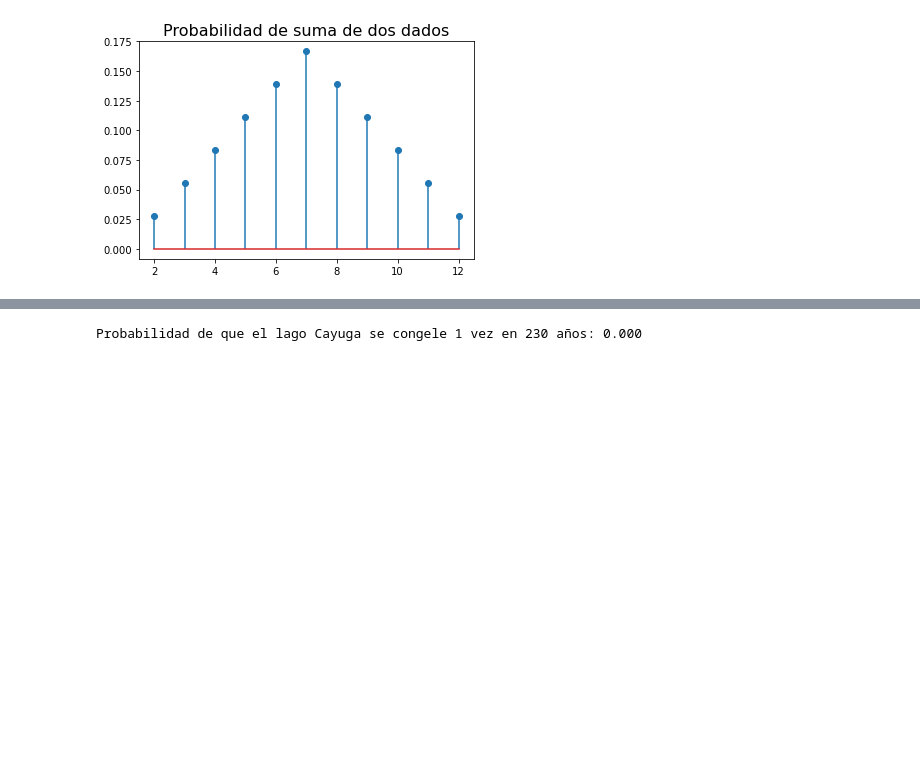
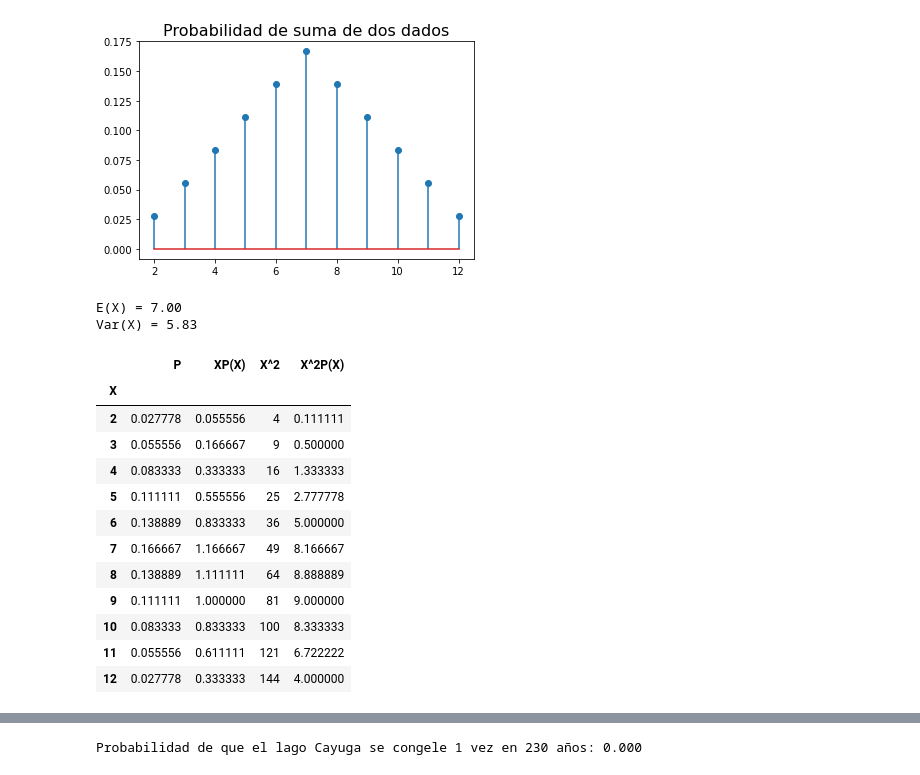
Before and after one commit to rodrigoms95/analisis-datos-22-1, a Jupyter notebook: code/discreto.ipynb, the cells around one changed output, grey strips where cells are left out. Cells and saved outputs as stored; diff of their text form; code cells hidden in the pictures; blank space fills up the shorter version.

```diff
--- a/code/discreto.ipynb
+++ b/code/discreto.ipynb
@@ -22,6 +22,38 @@ plt.title("Probabilidad de suma de dos dados",
 # %% [output]
 Text(0.5, 1.0, 'Probabilidad de suma de dos dados')
 [figure]
+# %%
+# Cálculo de valor esperado y varianza.
+
+df = pd.DataFrame({"X": x, "P": y})
+
+df.set_index("X", inplace = True)
+
+df["XP(X)"] = df.index * df["P"]
+df["X^2"] = df.index * df.index
+df["X^2P(X)"] = df["X^2"]* df["P"]
+
+print("E(X) = " + f"{df['XP(X)'].sum():.2f}")
+print("Var(X) = " +
+    f"{df['X^2P(X)'].sum() - df['XP(X)'].sum() ** 2:.2f}")
+
+df
+# %% [output]
+E(X) = 7.00
+Var(X) = 5.83
+|  | P | XP(X) | X^2 | X^2P(X) |
+| X |  |  |  |  |
+| 2 | 0.027778 | 0.055556 | 4 | 0.111111 |
+| 3 | 0.055556 | 0.166667 | 9 | 0.500000 |
+| 4 | 0.083333 | 0.333333 | 16 | 1.333333 |
+| 5 | 0.111111 | 0.555556 | 25 | 2.777778 |
+| 6 | 0.138889 | 0.833333 | 36 | 5.000000 |
+| 7 | 0.166667 | 1.166667 | 49 | 8.166667 |
+| 8 | 0.138889 | 1.111111 | 64 | 8.888889 |
+| 9 | 0.111111 | 1.000000 | 81 | 9.000000 |
+| 10 | 0.083333 | 0.833333 | 100 | 8.333333 |
+| 11 | 0.055556 | 0.611111 | 121 | 6.722222 |
+| 12 | 0.027778 | 0.333333 | 144 | 4.000000 |
 # %%
 # Distribución binomial para tres monedas.
 
```
Also changed, not shown: parts of 3 cells of this notebook, 3 other files.
